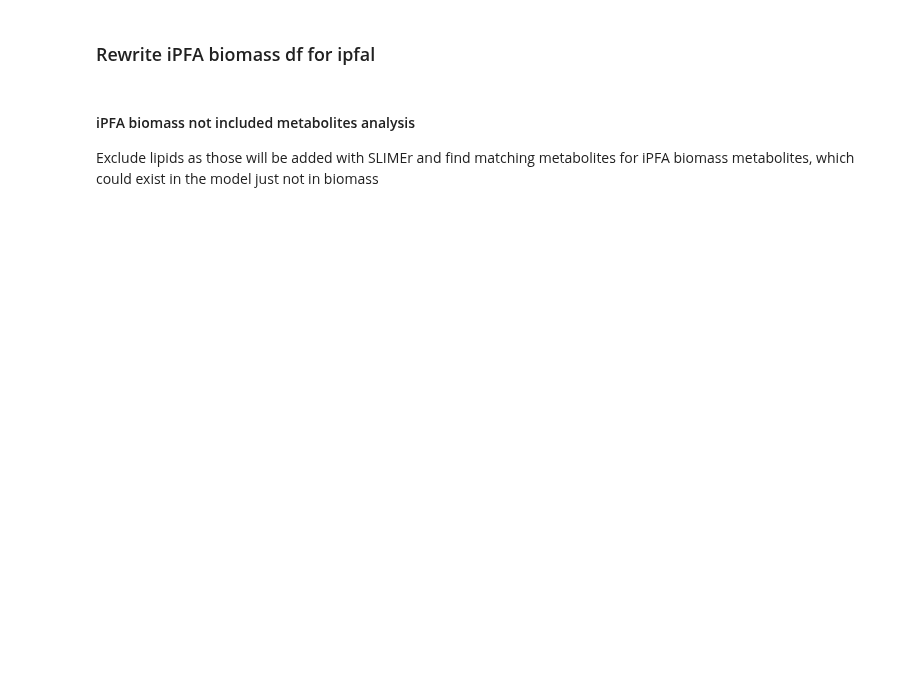
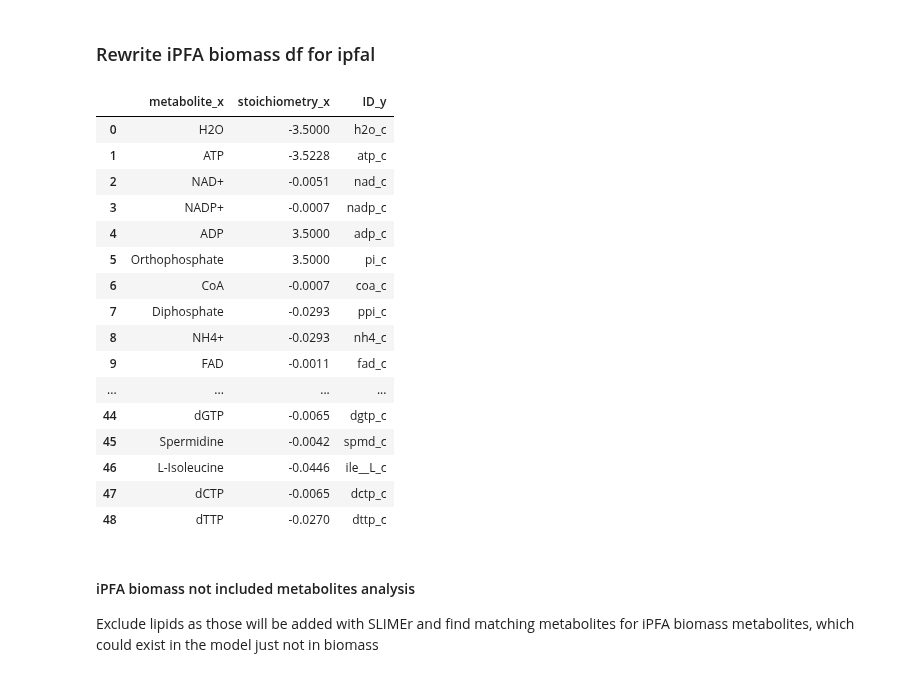
Before and after one commit to Nexia23/Plasmodium_abs_FBA, a Jupyter notebook: compare_GEMs.ipynb, the cells around one changed output. Drawn from its saved outputs; the diff is of its cells as text; code cells hidden in the pictures; blank space fills up the shorter version.

```diff
--- a/compare_GEMs.ipynb
+++ b/compare_GEMs.ipynb
@@ -129,18 +262,36 @@ not_ipfa
 # %%
 # Get correct order of dfs
 venn_ipfal = biomass_ipfal.iloc[np.asarray(ids)[ids_l]].copy()
 ipfa_venn = ipfa_biomass[ipfa_biomass.KEGG.isin(kegg_ids)].sort_values(by='KEGG', ascending='True')
 # Give ipfal single same KEGG ID as ipfa
 ipfa_ID = sorted(ipfa_venn.KEGG)
 venn_ipfal['ipfa_ID'] = ipfa_ID
 # Rename ipfal columns, prep for merge
 venn_ipfal.columns = ['ID', 'metabolite', 'stoichiometry', 'KEGG_IDS', 'KEGG']
 del ipfa_ID
 # merge df on single string KEGG IDs
 df_merge = pd.merge(ipfa_venn, venn_ipfal, on='KEGG')
 # drop not relevant columns
 df_merge = df_merge.drop(columns=['ID_x','metabolite_y','stoichiometry_y','KEGG_IDS','KEGG'])
-df_merge.head()
+df_merge
+# %% [output]
+|  | metabolite_x | stoichiometry_x | ID_y |
+| 0 | H2O | -3.5000 | h2o_c |
+| 1 | ATP | -3.5228 | atp_c |
+| 2 | NAD+ | -0.0051 | nad_c |
+| 3 | NADP+ | -0.0007 | nadp_c |
+| 4 | ADP | 3.5000 | adp_c |
+| 5 | Orthophosphate | 3.5000 | pi_c |
+| 6 | CoA | -0.0007 | coa_c |
+| 7 | Diphosphate | -0.0293 | ppi_c |
+| 8 | NH4+ | -0.0293 | nh4_c |
+| 9 | FAD | -0.0011 | fad_c |
+| ... | ... | ... | ... |
+| 44 | dGTP | -0.0065 | dgtp_c |
+| 45 | Spermidine | -0.0042 | spmd_c |
+| 46 | L-Isoleucine | -0.0446 | ile__L_c |
+| 47 | dCTP | -0.0065 | dctp_c |
+| 48 | dTTP | -0.0270 | dttp_c |
 # %% [markdown]
 #### iPFA biomass not included metabolites analysis
 Exclude lipids as those will be added with SLIMEr and find matching metabolites for iPFA biomass metabolites, which could exist in the model just not in biomass
```
Also changed, not shown: parts of 44 cells of this notebook.
